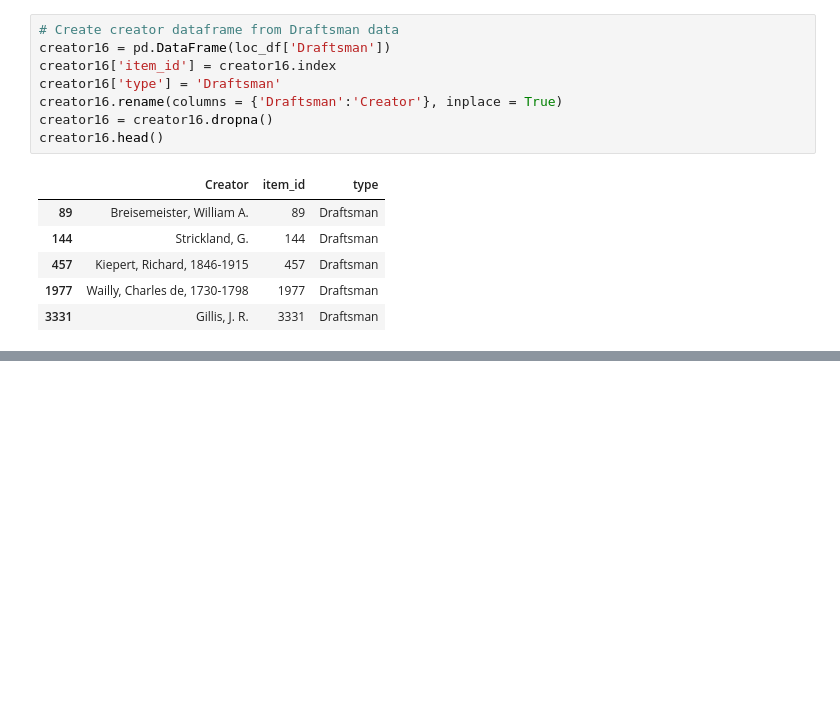
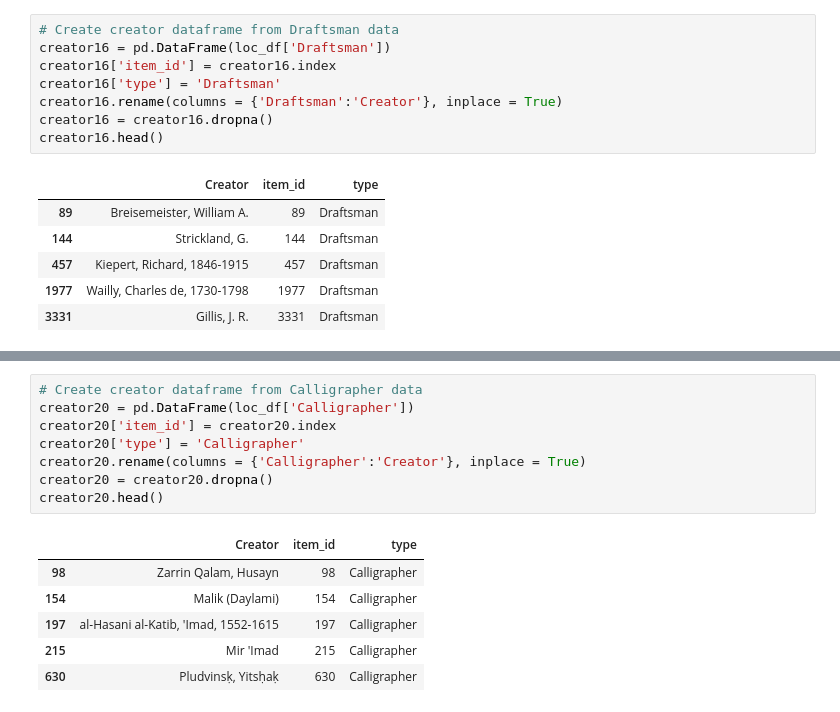
Before and after one commit to caitepley/Project-3, a Jupyter notebook: creator_processing.ipynb, the cells around one changed output, grey strips where cells are left out. Saved outputs shown, nothing was run; the diff lists cells and outputs as text; blank space fills up the shorter version.

```diff
--- a/creator_processing.ipynb
+++ b/creator_processing.ipynb
@@ -310,0 +315,15 @@ creator_merged_df
+# %%
+# Create creator dataframe from Calligrapher data
+creator20 = pd.DataFrame(loc_df['Calligrapher'])
+creator20['item_id'] = creator20.index
+creator20['type'] = 'Calligrapher'
+creator20.rename(columns = {'Calligrapher':'Creator'}, inplace = True)
+creator20 = creator20.dropna()
+creator20.head()
+# %% [output]
+|  | Creator | item_id | type |
+| 98 | Zarrin Qalam, Husayn | 98 | Calligrapher |
+| 154 | Malik (Daylami) | 154 | Calligrapher |
+| 197 | al-Hasani al-Katib, 'Imad, 1552-1615 | 197 | Calligrapher |
+| 215 | Mir 'Imad | 215 | Calligrapher |
+| 630 | Pludvinsḳ, Yitsḥaḳ | 630 | Calligrapher |
```
Also changed, not shown: parts of 71 cells of this notebook, 3 other files.
